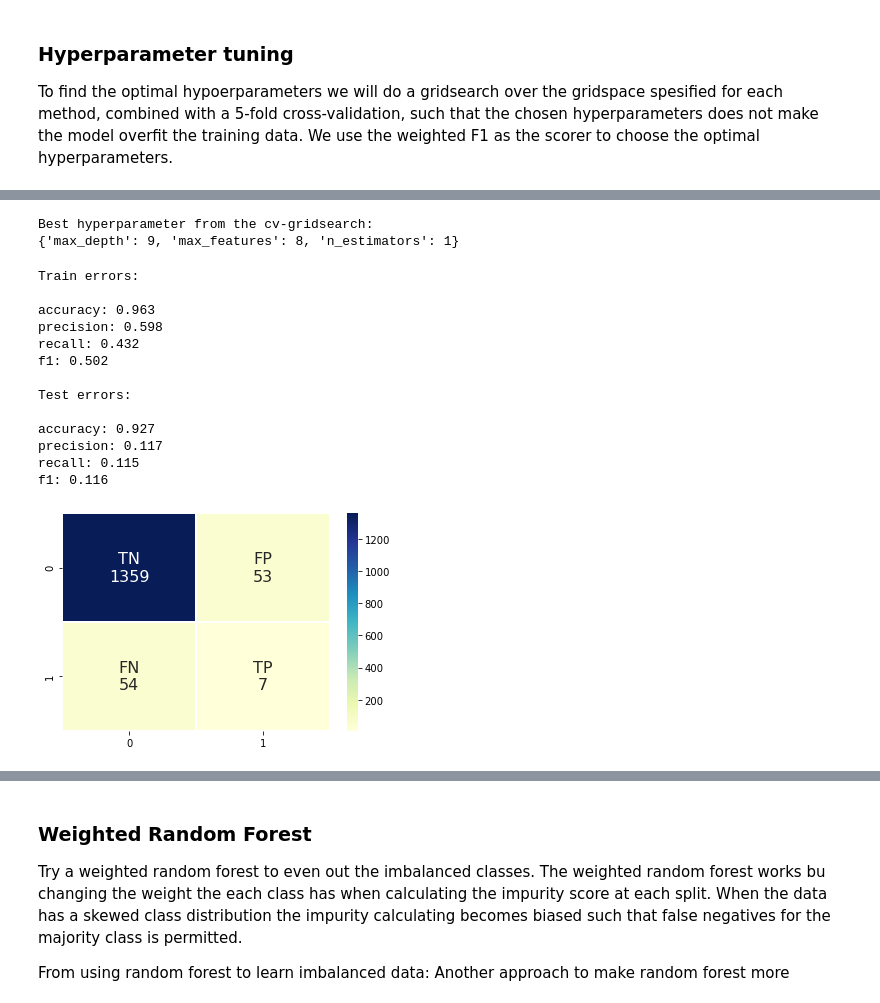
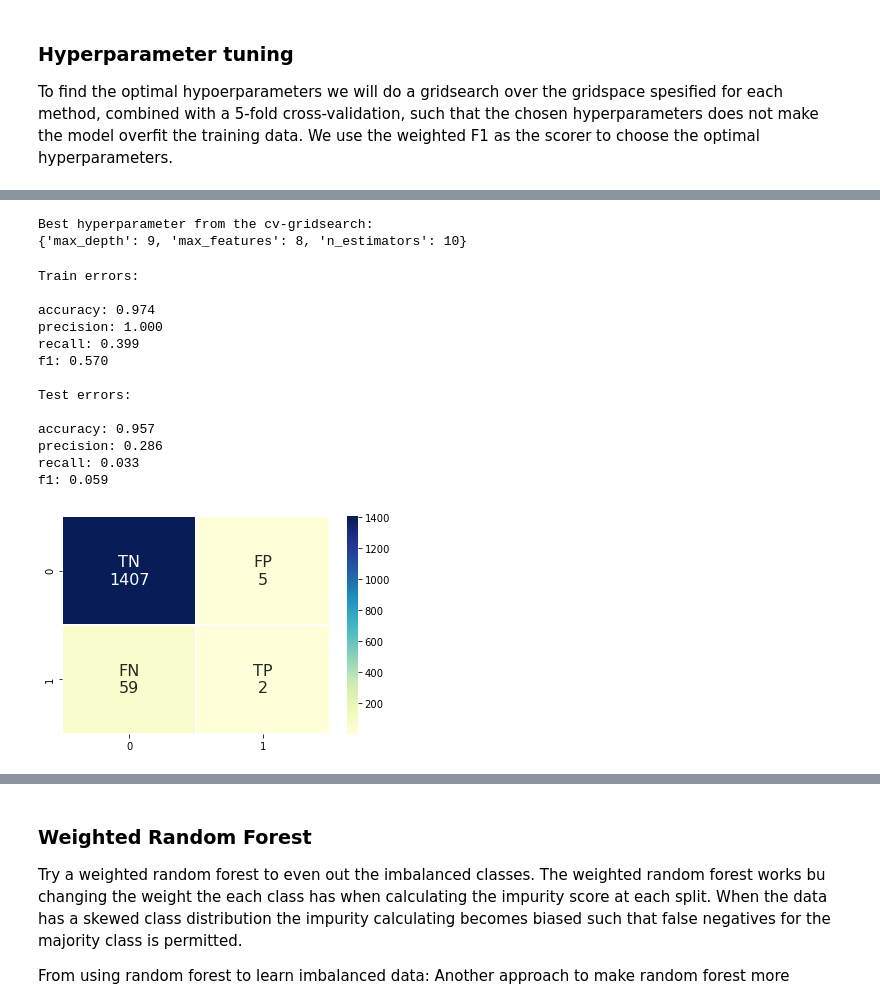
Before and after one commit to ebbeberge/stroke-classification, a Jupyter notebook: ensemble_methods.ipynb, the cells around one changed output, grey strips where cells are left out. Drawn from its saved outputs; the diff is of its cells as text; code cells hidden in the pictures.

```diff
--- a/ensemble_methods.ipynb
+++ b/ensemble_methods.ipynb
@@ -203,7 +220,7 @@ Sklearn also icludes several metric which tries to balance out the classes durin
 
 To find the optimal hypoerparameters we will do a gridsearch over the gridspace spesified for each method, combined with a 5-fold cross-validation, such that the chosen hyperparameters does not make the model overfit the training data. We use the weighted F1 as the scorer to choose the optimal hyperparameters.
 # %%
-metric = 'recall' # Tried: roc_auc, f1_weighted (best so far), balanced acc (actually best so far)
+metric = "balanced_accuracy" # Tried: roc_auc, f1_weighted (best so far), balanced acc (actually best so far), recall
 # %% [markdown]
 ### Decision tree
 
@@ -279,16 +357,15 @@ Try to fit a random forest model to the stroke classification problem. Use cross
 # %%
 warnings.filterwarnings('ignore')
 
-parameters = {'n_estimators': [1, 2, 3, 5, 10],
+parameters = {'n_estimators': [10, 30, 50, 100],
               'max_features': (2, 'sqrt', 8),
-              'max_depth': range(1, 11, 1)}
+              'max_depth': range(1, 10, 1)}
 
 clf = GridSearchCV(estimator = RandomForestClassifier(random_state = 23,
                                                       criterion = 'gini',
-                                                      bootstrap = True,
-                                                      oob_score = False),
+                                                      bootstrap = True),
                   param_grid = parameters,
-                  scoring = metric, # 'f1_weighted', 'recall'
+                  scoring = metric,
                   cv = 5)
 
 clf = clf.fit(x_train, y_train)
@@ -300,28 +377,28 @@ print(best_params)
 warnings.filterwarnings('always')
 # %% [output]
 Best hyperparameter from the cv-gridsearch:
-{'max_depth': 9, 'max_features': 8, 'n_estimators': 1}
+{'max_depth': 9, 'max_features': 8, 'n_estimators': 10}
 # %%
-rf = RandomForestClassifier(**best_params)
+rf = RandomForestClassifier(**best_params, random_state = 23, criterion = "gini", bootstrap = True)
 rf_fit = rf.fit(x_train, y_train)
 
 train_error(model_fit = rf_fit)
 test_error(model_fit = rf_fit)
 # %% [output]
 Train errors:
 
-accuracy: 0.963
-precision: 0.598
-recall: 0.432
-f1: 0.502
+accuracy: 0.974
+precision: 1.000
+recall: 0.399
+f1: 0.570
 
 Test errors:
 
-accuracy: 0.927
-precision: 0.117
-recall: 0.115
-f1: 0.116
+accuracy: 0.957
+precision: 0.286
+recall: 0.033
+f1: 0.059
-[figure, old version]
+[figure, new version]
 # %%
 roc(model_fit = rf_fit, x_test = x_test, y_test = y_test)
 # %% [output]
```
Also changed, not shown: parts of 54 cells of this notebook.
